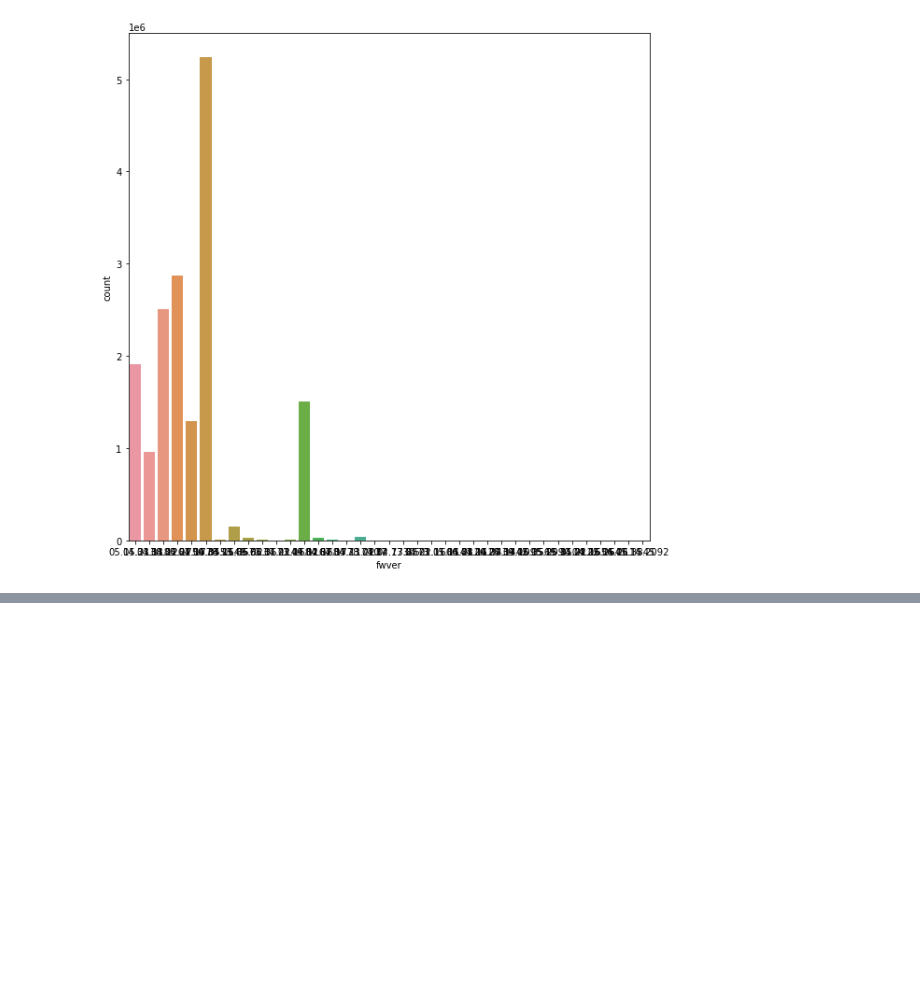
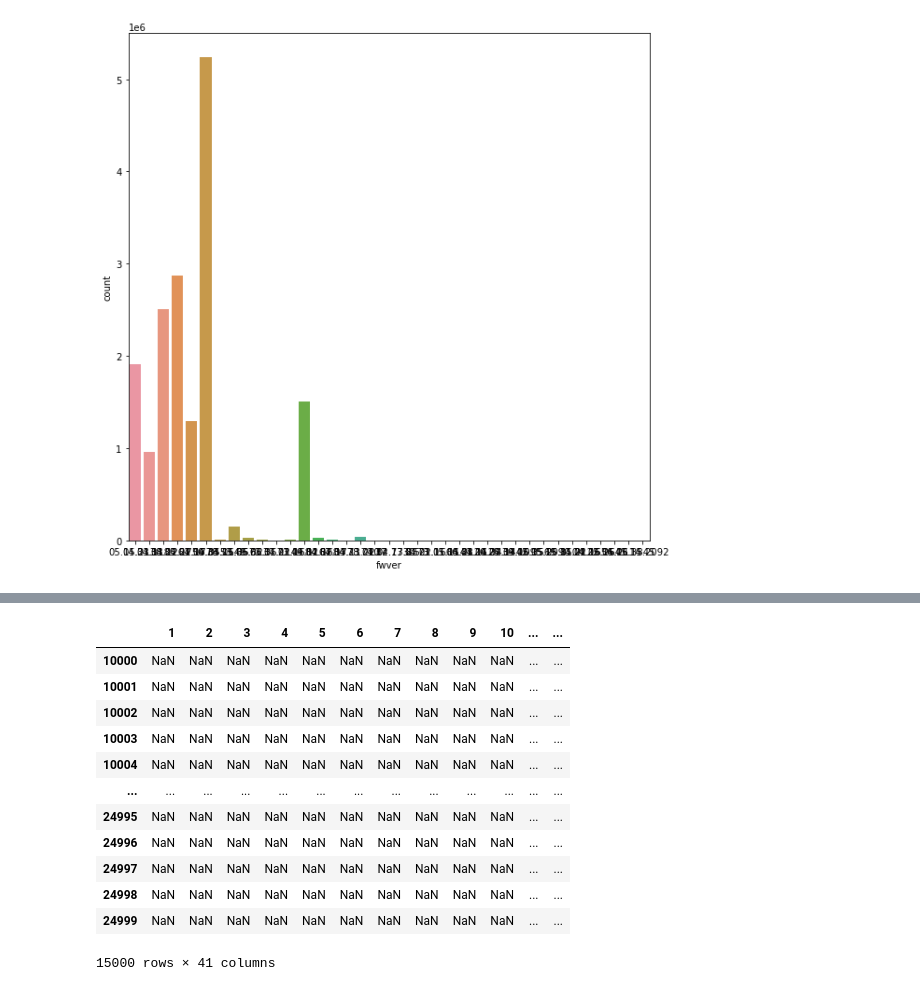
Before and after one commit to hundredeuk2/python, a Jupyter notebook: Dacon/LG_AI/1st_try.ipynb, the cells around one changed output, grey strips where cells are left out. Cells and saved outputs as stored; diff of their text form; code cells hidden in the pictures; blank space fills up the shorter version.

```diff
--- a/Dacon/LG_AI/1st_try.ipynb
+++ b/Dacon/LG_AI/1st_try.ipynb
@@ -133,0 +155,22 @@ error_df.T
+# %%
+user_id_list = train_err_df['user_id'].unique()
+errtype_list = train_err_df['errtype'].unique()
+errtype_list = np.sort(errtype_list)
+# %%
+new_value_df = pd.DataFrame(index = user_id_list, columns=errtype_list)
+# %%
+new_value_df
+# %% [output]
+|  | 1 | 2 | 3 | 4 | 5 | 6 | 7 | 8 | 9 | 10 | ... | ... |
+| 10000 | NaN | NaN | NaN | NaN | NaN | NaN | NaN | NaN | NaN | NaN | ... | ... |
+| 10001 | NaN | NaN | NaN | NaN | NaN | NaN | NaN | NaN | NaN | NaN | ... | ... |
+| 10002 | NaN | NaN | NaN | NaN | NaN | NaN | NaN | NaN | NaN | NaN | ... | ... |
+| 10003 | NaN | NaN | NaN | NaN | NaN | NaN | NaN | NaN | NaN | NaN | ... | ... |
+| 10004 | NaN | NaN | NaN | NaN | NaN | NaN | NaN | NaN | NaN | NaN | ... | ... |
+| ... | ... | ... | ... | ... | ... | ... | ... | ... | ... | ... | ... | ... |
+| 24995 | NaN | NaN | NaN | NaN | NaN | NaN | NaN | NaN | NaN | NaN | ... | ... |
+| 24996 | NaN | NaN | NaN | NaN | NaN | NaN | NaN | NaN | NaN | NaN | ... | ... |
+| 24997 | NaN | NaN | NaN | NaN | NaN | NaN | NaN | NaN | NaN | NaN | ... | ... |
+| 24998 | NaN | NaN | NaN | NaN | NaN | NaN | NaN | NaN | NaN | NaN | ... | ... |
+| 24999 | NaN | NaN | NaN | NaN | NaN | NaN | NaN | NaN | NaN | NaN | ... | ... |
+15000 rows × 41 columns
```
Also changed, not shown: parts of 7 cells of this notebook.
